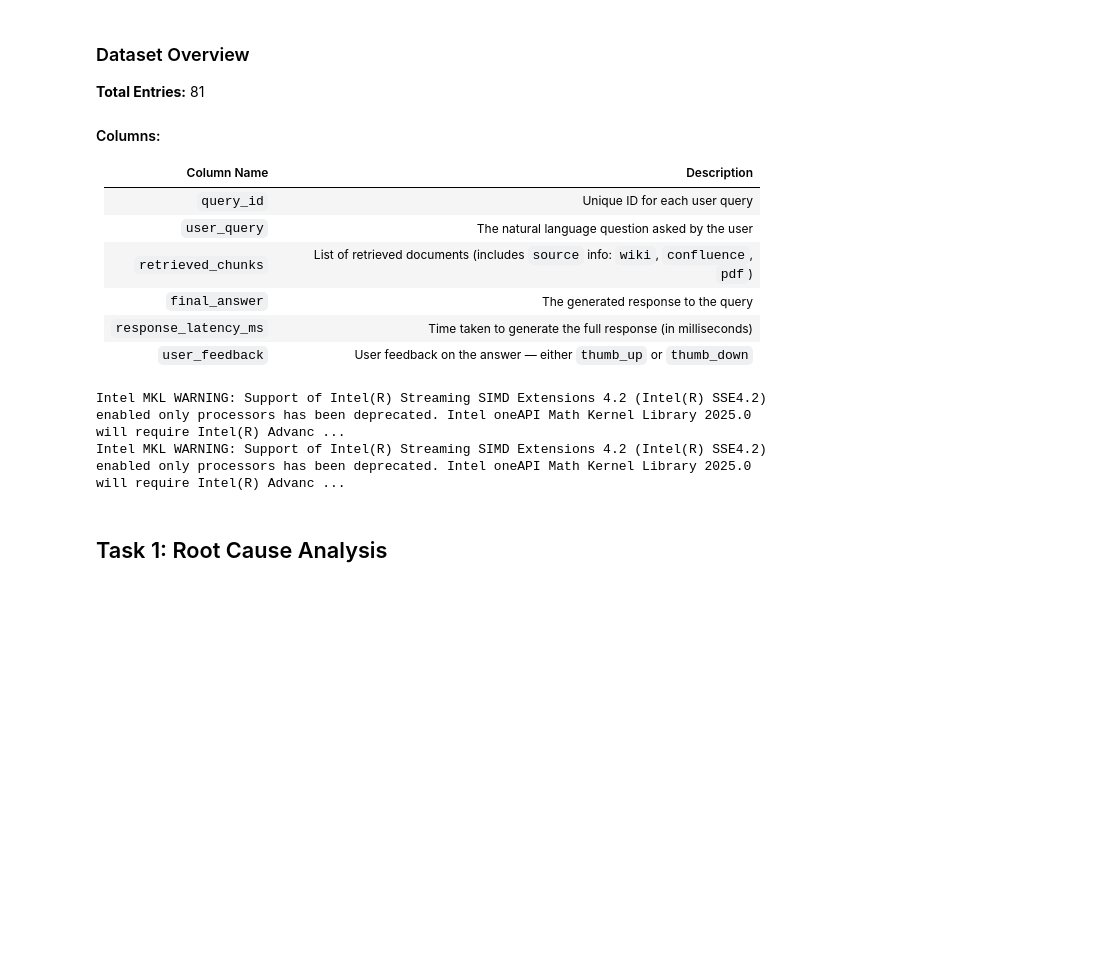
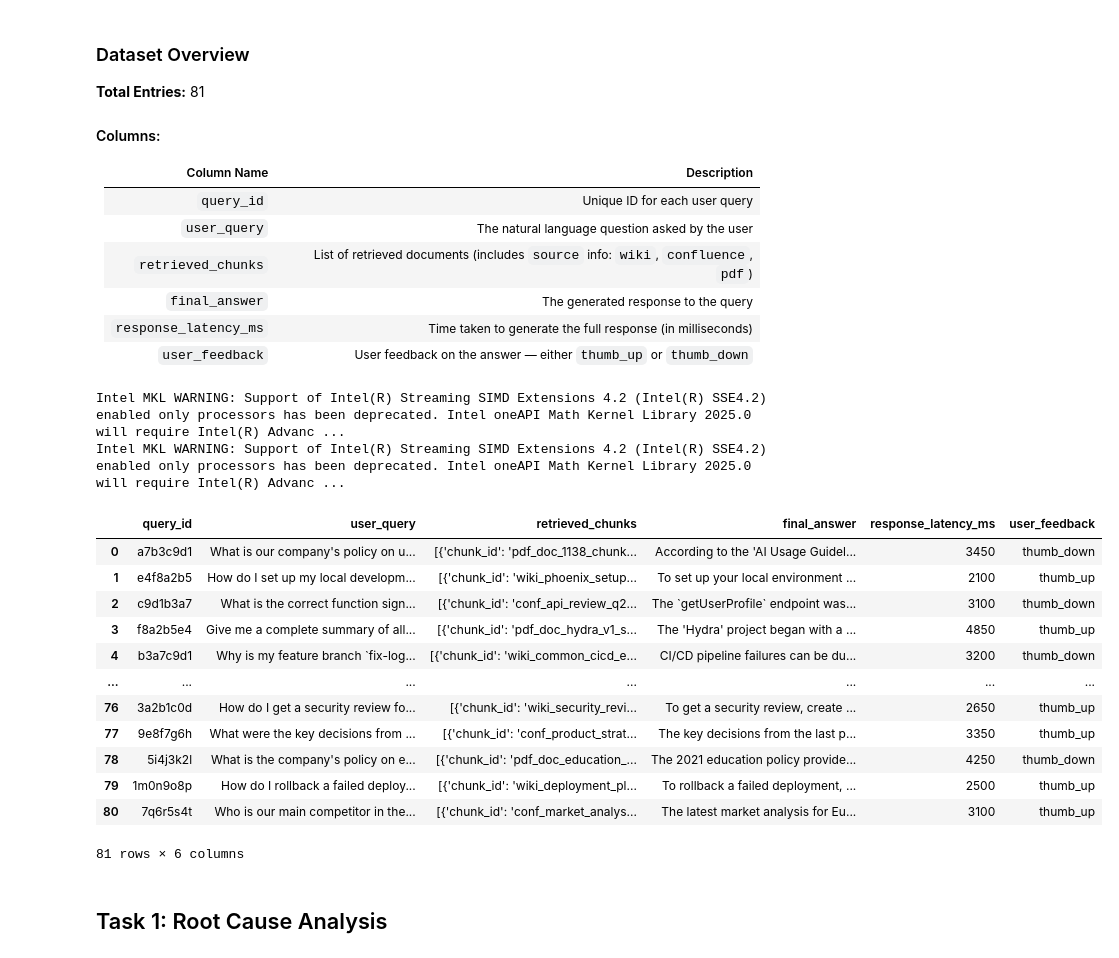
Before and after one commit to lilykostanyan/ServiceTitan_Task2, a Jupyter notebook: task2.ipynb, the cells around one changed output. Saved outputs shown, nothing was run; the diff lists cells and outputs as text; code cells hidden in the pictures; blank space fills up the shorter version.

```diff
--- a/task2.ipynb
+++ b/task2.ipynb
@@ -36,6 +36,22 @@ with open("logs.json", "r") as f:
     data = json.load(f)
 
 df = pd.DataFrame(data)
+# %%
+df
+# %% [output]
+|  | query_id | user_query | retrieved_chunks | final_answer | response_latency_ms | user_feedback |
+| 0 | a7b3c9d1 | What is our company's policy on u... | [{'chunk_id': 'pdf_doc_1138_chunk... | According to the 'AI Usage Guidel... | 3450 | thumb_down |
+| 1 | e4f8a2b5 | How do I set up my local developm... | [{'chunk_id': 'wiki_phoenix_setup... | To set up your local environment ... | 2100 | thumb_up |
+| 2 | c9d1b3a7 | What is the correct function sign... | [{'chunk_id': 'conf_api_review_q2... | The `getUserProfile` endpoint was... | 3100 | thumb_down |
+| 3 | f8a2b5e4 | Give me a complete summary of all... | [{'chunk_id': 'pdf_doc_hydra_v1_s... | The 'Hydra' project began with a ... | 4850 | thumb_up |
+| 4 | b3a7c9d1 | Why is my feature branch `fix-log... | [{'chunk_id': 'wiki_common_cicd_e... | CI/CD pipeline failures can be du... | 3200 | thumb_down |
+| ... | ... | ... | ... | ... | ... | ... |
+| 76 | 3a2b1c0d | How do I get a security review fo... | [{'chunk_id': 'wiki_security_revi... | To get a security review, create ... | 2650 | thumb_up |
+| 77 | 9e8f7g6h | What were the key decisions from ... | [{'chunk_id': 'conf_product_strat... | The key decisions from the last p... | 3350 | thumb_up |
+| 78 | 5i4j3k2l | What is the company's policy on e... | [{'chunk_id': 'pdf_doc_education_... | The 2021 education policy provide... | 4250 | thumb_down |
+| 79 | 1m0n9o8p | How do I rollback a failed deploy... | [{'chunk_id': 'wiki_deployment_pl... | To rollback a failed deployment, ... | 2500 | thumb_up |
+| 80 | 7q6r5s4t | Who is our main competitor in the... | [{'chunk_id': 'conf_market_analys... | The latest market analysis for Eu... | 3100 | thumb_up |
+81 rows × 6 columns
 # %% [markdown]
 ## Task 1: Root Cause Analysis
 # %% [markdown]
```
